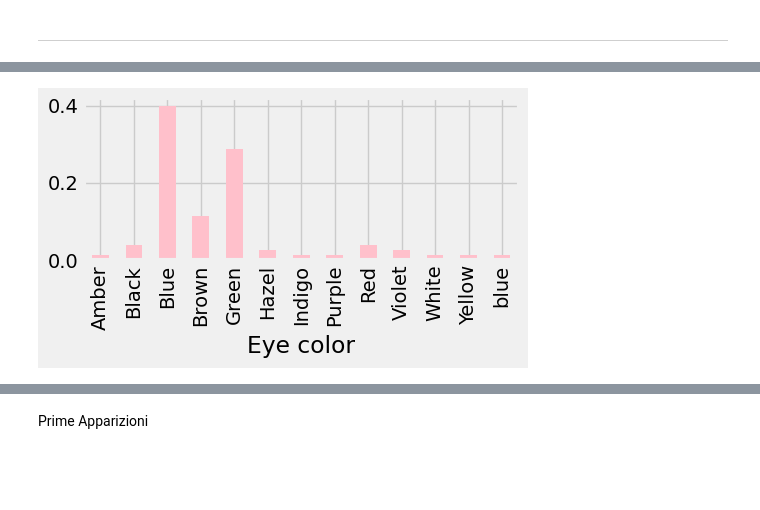
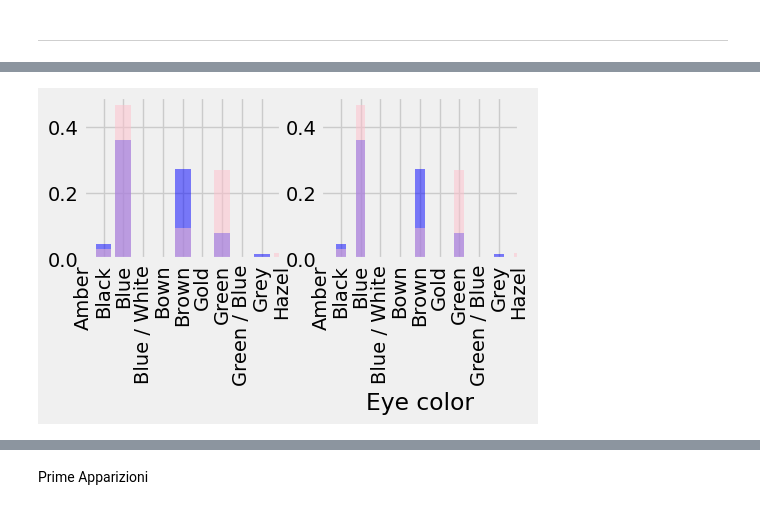
Before and after one commit to PippoZord/superhero-datascience, a Jupyter notebook: content/Esercitazioni/DatiFrequenze.ipynb, the cells around one changed output, grey strips where cells are left out. Cells and saved outputs as stored; diff of their text form; code cells hidden in the pictures; blank space fills up the shorter version.

Commit message:
Funzione lamba one line, aggiunto i subplot

```diff
--- a/content/Esercitazioni/DatiFrequenze.ipynb
+++ b/content/Esercitazioni/DatiFrequenze.ipynb
@@ -230,8 +227,17 @@ plt.show()
-# %%
-female_eyes_color_rel.plot.bar(color="pink")
-plt.show()
-# %% [output]
-[figure, removed]
+# %%
+plt.subplot(1,2,1)
+plt.bar(male_eyes_color_rel.index, male_eyes_color_rel.values, color="blue", alpha=0.5)
+plt.bar(female_eyes_color_rel.index, female_eyes_color_rel.values, color="pink", alpha=0.5)
+plt.xticks(rotation=90)
+plt.xlim(0, 10)
+
+plt.subplot(1,2,2)
+male_eyes_color_rel2 = male_eyes_color_rel.reindex(heroes["Eye color"].unique()).sort_index().plot.bar(color="blue", alpha=0.5)
+female_eyes_color_rel2 = female_eyes_color_rel.reindex(heroes["Eye color"].unique()).sort_index().plot.bar(color="pink", alpha=0.5)
+plt.xlim(0, 10)
+plt.show()
+# %% [output]
+[figure, added]
 # %%
 male_eyes_color_rel.plot.bar(color="blue", alpha=0.5)
 female_eyes_color_rel.plot.bar(color="pink",alpha=0.5)
```
Also changed, not shown: parts of 7 cells of this notebook, 1 other file.
